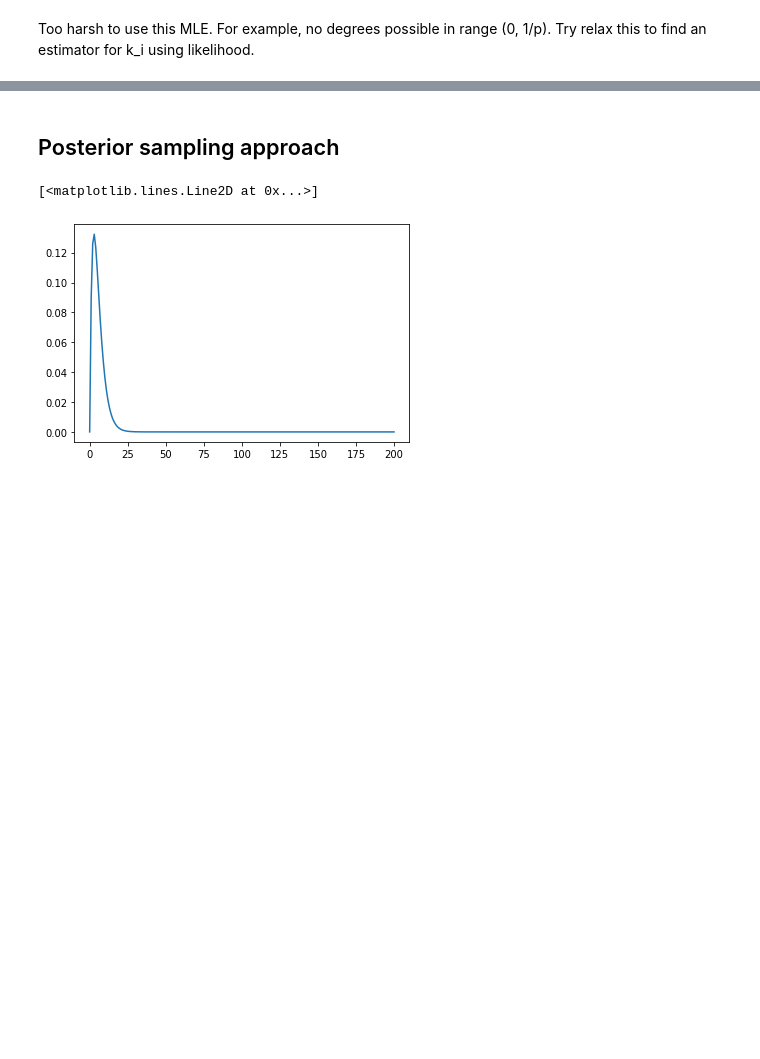
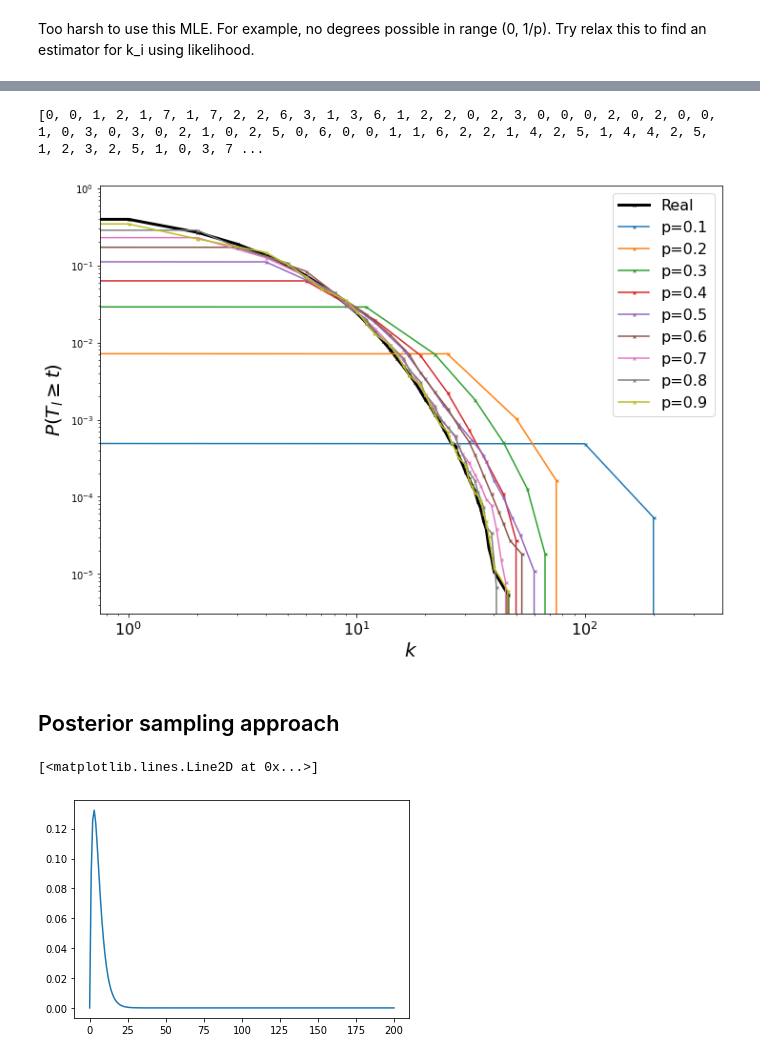
Before and after one commit to narnolddd/sample-nets, a Jupyter notebook: DegreeDistribution.ipynb, the cells around one changed output, grey strips where cells are left out. Drawn from its saved outputs; the diff is of its cells as text; code cells hidden in the pictures; blank space fills up the shorter version.

```diff
--- a/DegreeDistribution.ipynb
+++ b/DegreeDistribution.ipynb
@@ -107,0 +111,17 @@ Too harsh to use this MLE. For example, no degrees possible in range (0, 1/p). T
+# %%
+def triangles(n1, n2, G):
+    if not G.has_edge(n1,n2):
+        return 0
+    else:
+        return len(list(nx.common_neighbors(G,n1,n2)))
+
+def edge_triangle_count(G):
+    tc = []
+    for i in G.nodes():
+        for j in G.neighbors(i):
+            if i>j:
+                continue
+            tc.append(triangles(i,j,G))
+    return tc
+# %% [output]
+[0, 0, 1, 2, 1, 7, 1, 7, 2, 2, 6, 3, 1, 3, 6, 1, 2, 2, 0, 2, 3, 0, 0, 0, 2, 0, 2, 0, 0, 1, 0, 3, 0, 3, 0, 2, 1, 0, 2, 5, 0, 6, 0, 0, 1, 1, 6, 2, 2, 1, 4, 2, 5, 1, 4, 4, 2, 5, 1, 2, 3, 2, 5, 1, 0, 3, 7 ...
@@ -108,3 +131,31 @@ Too harsh to use this MLE. For example, no degrees possible in range (0, 1/p). T
+# %%
+fig, ax = setup_axes('$k$','$P(T_l\\geq t)$','log','log')
+#G = nx.barabasi_albert_graph(1000,3)
+fname="/Users/naomiarnold/CODE/NaomiFETA/FETA3.1/data/facebook.dat"
+net = pd.read_csv(fname,sep=" ",names=["source","target","t"])
+net = net.drop(["t"], axis=1)
+G = nx.from_pandas_edgelist(net)
+
+tc = edge_triangle_count(G)
+tri, cdf = ecdf(tc)
+ccdf = 1 - cdf/cdf[-1]
+
+ax.plot(tri, ccdf,marker='x',markersize=3,label="Real", linewidth=3, color="black")
+
+prange = np.linspace(0.1,0.9,9)
+
+for p in prange:
+    H = edge_sample(G,p)
+    tc_sampled = edge_triangle_count(H)
+    tc_estimate = MME_triangle_count(tc_sampled,p)
+    tri, cdf = ecdf(tc_estimate)
+    ccdf = 1 - cdf/cdf[-1]
+    ax.plot(tri, ccdf,marker='x',markersize=3,label="p="+str(round(p,1)))
+
+ax.legend(fontsize=16)
+plt.show()
+# %% [output]
+[figure, added]
 # %% [markdown]
 ## Posterior sampling approach
 # %%
```
Also changed, not shown: parts of 10 cells of this notebook.
